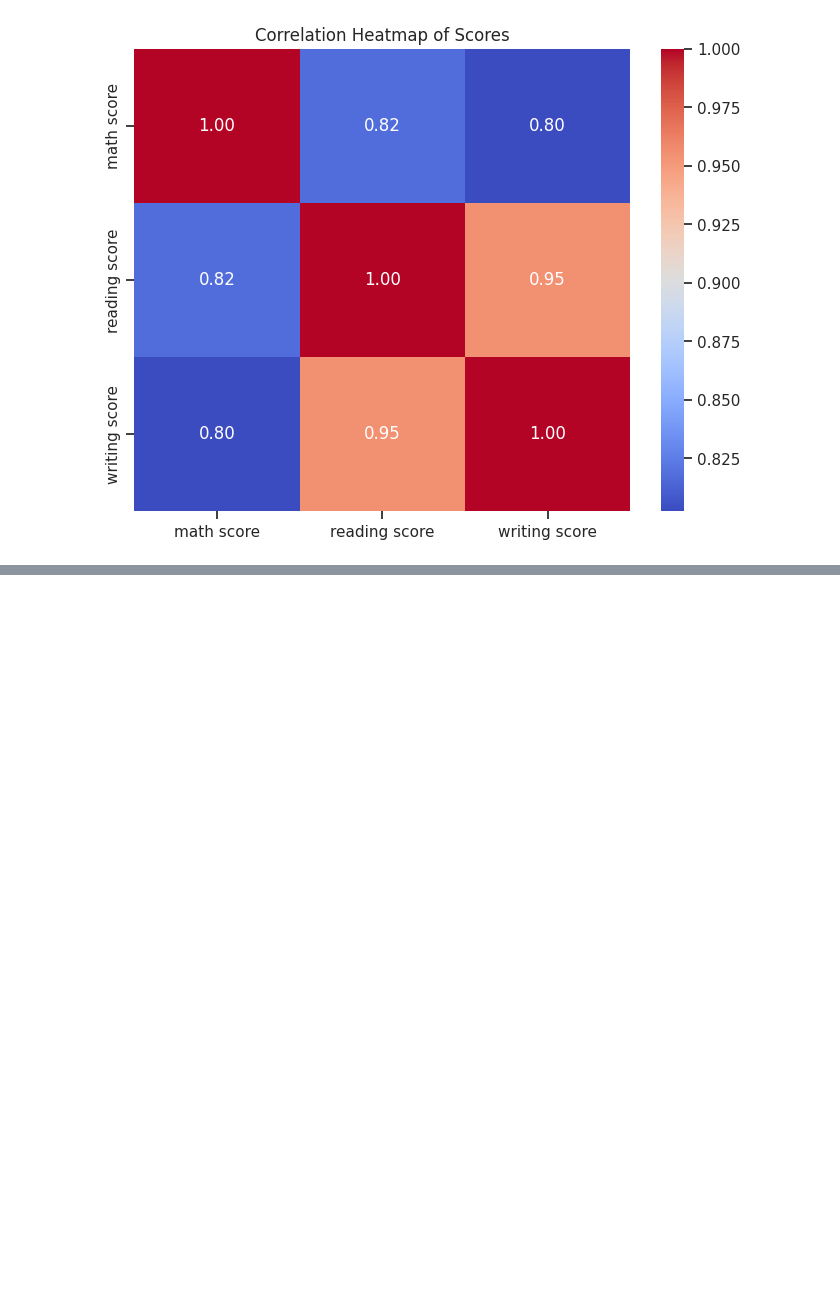
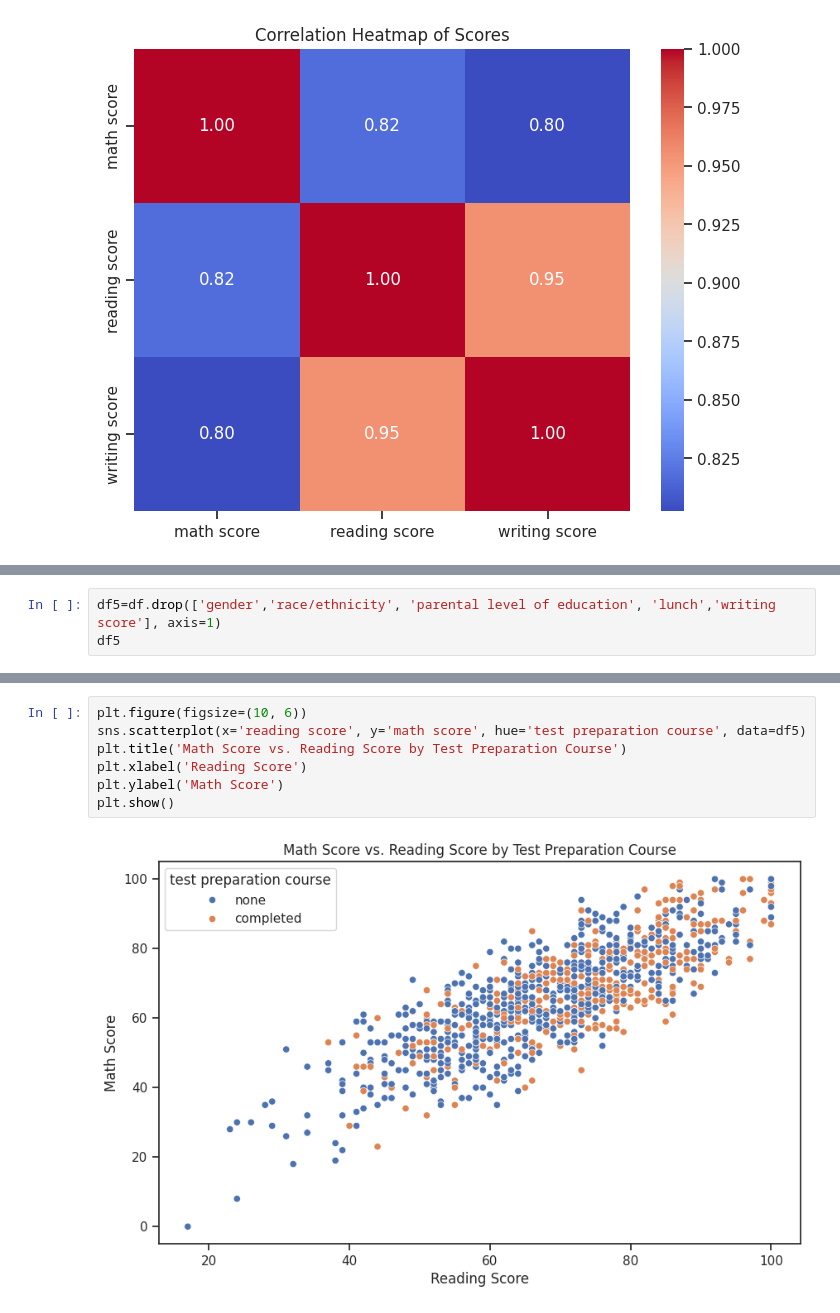
Before and after one commit to Zjmgpk/CS5530, a Jupyter notebook: Assignment1_2.ipynb, the cells around one changed output, grey strips where cells are left out. Drawn from its saved outputs; the diff is of its cells as text; blank space fills up the shorter version.

```diff
--- a/Assignment1_2.ipynb
+++ b/Assignment1_2.ipynb
@@ -180,0 +183,3 @@ plt.show()
+# %%
+df5=df.drop(['gender','race/ethnicity', 'parental level of education', 'lunch','writing score'], axis=1)
+df5
@@ -180,0 +200,9 @@ plt.show()
+# %%
+plt.figure(figsize=(10, 6))
+sns.scatterplot(x='reading score', y='math score', hue='test preparation course', data=df5)
+plt.title('Math Score vs. Reading Score by Test Preparation Course')
+plt.xlabel('Reading Score')
+plt.ylabel('Math Score')
+plt.show()
+# %% [output]
+[figure, added]
```
Also changed, not shown: parts of 2 cells of this notebook.
